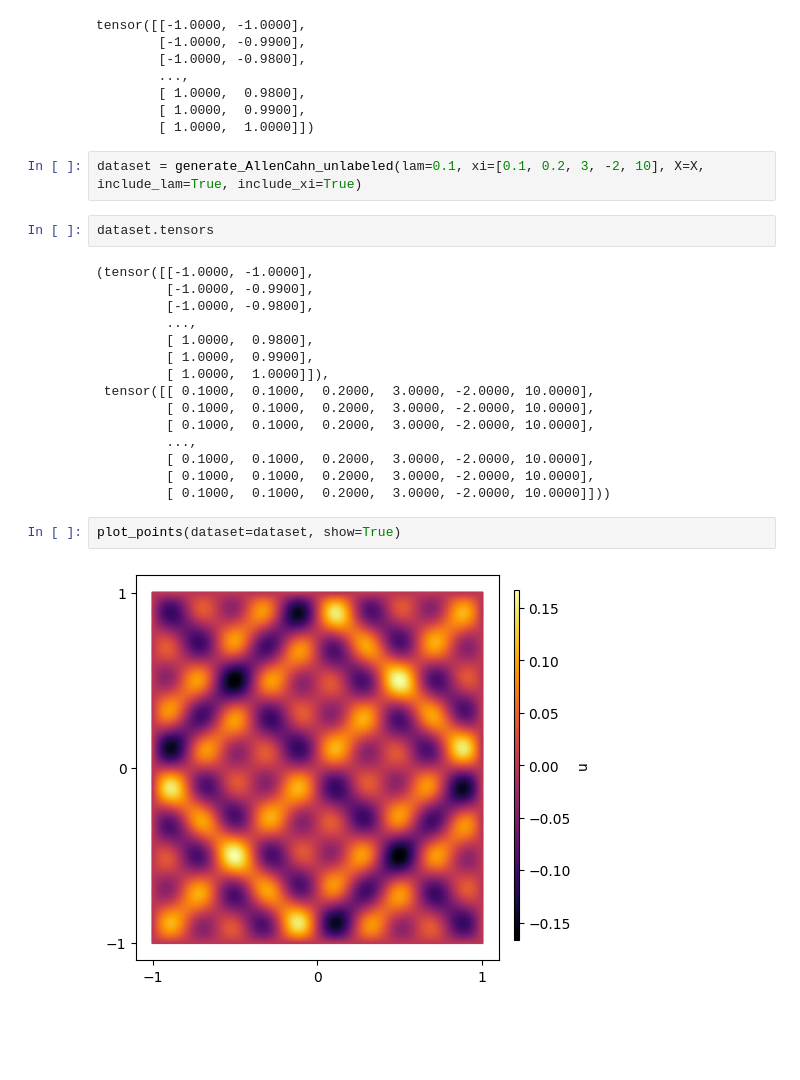
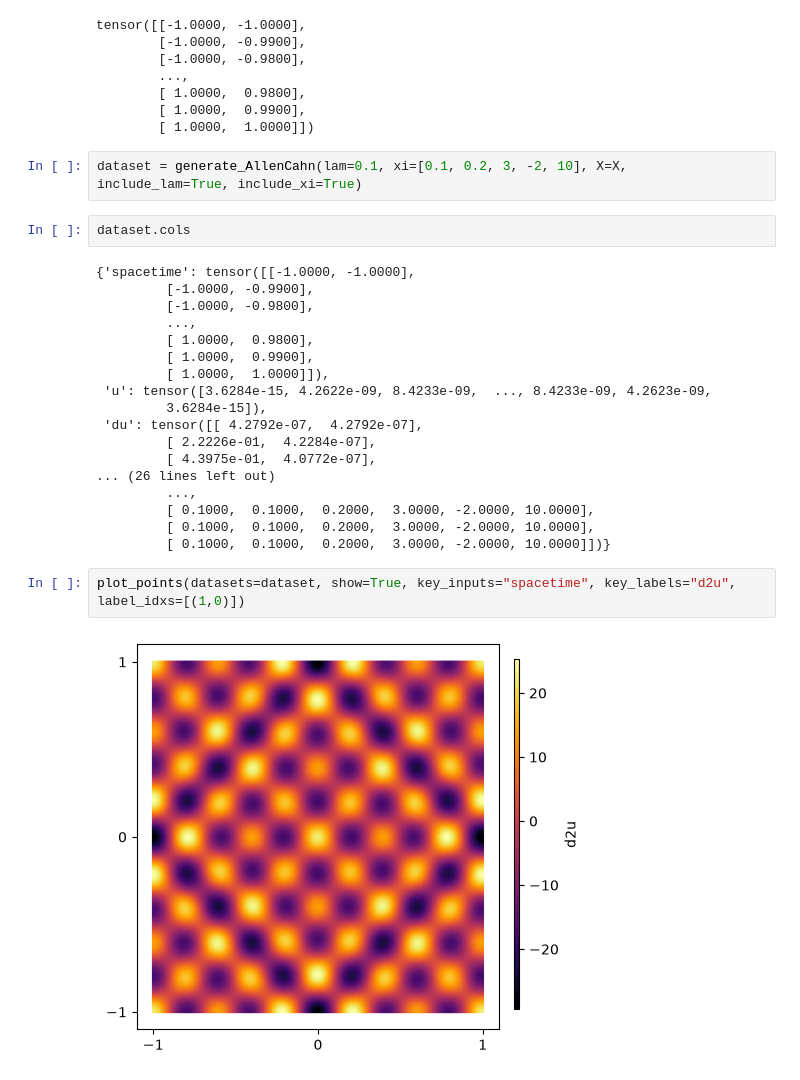
Before and after one commit to claudia181/PinnsStudy, a Jupyter notebook: tests.ipynb, the cells around one changed output. Drawn from its saved outputs; the diff is of its cells as text; blank space fills up the shorter version.

```diff
--- a/tests.ipynb
+++ b/tests.ipynb
@@ -333,25 +256,28 @@ tensor([[-1.0000, -1.0000],
         [ 1.0000,  0.9900],
         [ 1.0000,  1.0000]])
 # %%
-dataset = generate_AllenCahn_unlabeled(lam=0.1, xi=[0.1, 0.2, 3, -2, 10], X=X, include_lam=True, include_xi=True)
+dataset = generate_AllenCahn(lam=0.1, xi=[0.1, 0.2, 3, -2, 10], X=X, include_lam=True, include_xi=True)
 # %%
-dataset.tensors
+dataset.cols
 # %% [output]
-(tensor([[-1.0000, -1.0000],
+{'spacetime': tensor([[-1.0000, -1.0000],
          [-1.0000, -0.9900],
          [-1.0000, -0.9800],
          ...,
          [ 1.0000,  0.9800],
          [ 1.0000,  0.9900],
          [ 1.0000,  1.0000]]),
- tensor([[ 0.1000,  0.1000,  0.2000,  3.0000, -2.0000, 10.0000],
-         [ 0.1000,  0.1000,  0.2000,  3.0000, -2.0000, 10.0000],
-         [ 0.1000,  0.1000,  0.2000,  3.0000, -2.0000, 10.0000],
+ 'u': tensor([3.6284e-15, 4.2622e-09, 8.4233e-09,  ..., 8.4233e-09, 4.2623e-09,
+         3.6284e-15]),
+ 'du': tensor([[ 4.2792e-07,  4.2792e-07],
+         [ 2.2226e-01,  4.2284e-07],
+         [ 4.3975e-01,  4.0772e-07],
+... (26 lines left out)
          ...,
          [ 0.1000,  0.1000,  0.2000,  3.0000, -2.0000, 10.0000],
          [ 0.1000,  0.1000,  0.2000,  3.0000, -2.0000, 10.0000],
-         [ 0.1000,  0.1000,  0.2000,  3.0000, -2.0000, 10.0000]]))
+         [ 0.1000,  0.1000,  0.2000,  3.0000, -2.0000, 10.0000]])}
 # %%
-plot_points(dataset=dataset, show=True)
+plot_points(datasets=dataset, show=True, key_inputs="spacetime", key_labels="d2u", label_idxs=[(1,0)])
 # %% [output]
-[figure, old version]
+[figure, new version]
```
Also changed, not shown: parts of 9 cells of this notebook, 8 other files.
